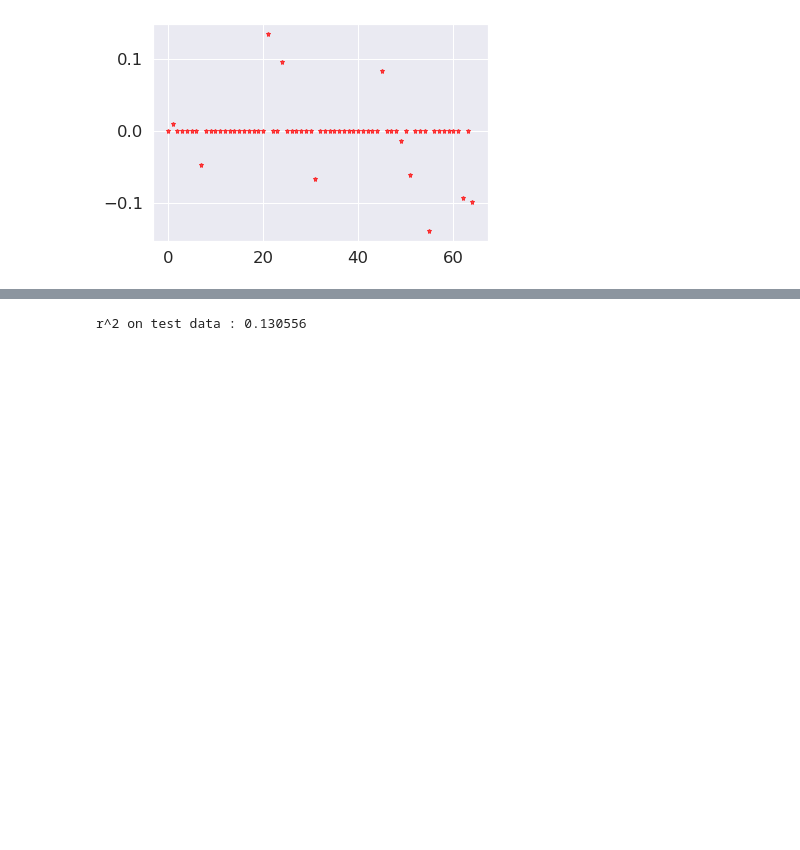
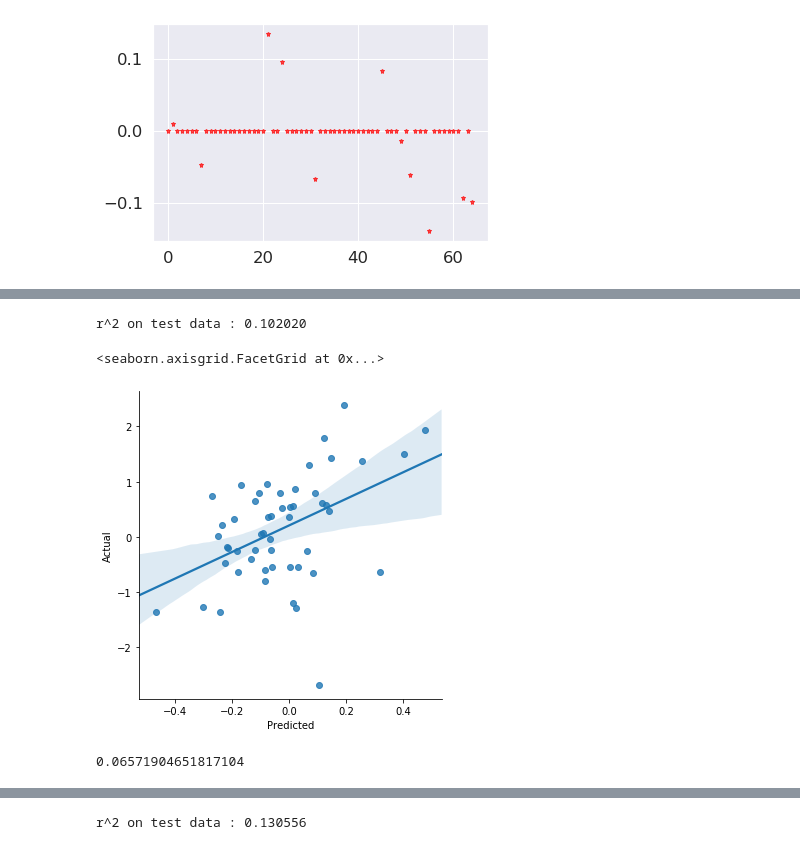
Before and after one commit to MamiyaA/FeatureFinder, a Jupyter notebook: DataExplorationPreProcessing_LinearRegressionAndRandomForrest_WithLaso.ipynb, the cells around one changed output, grey strips where cells are left out. Cells and saved outputs as stored; diff of their text form; code cells hidden in the pictures; blank space fills up the shorter version.

```diff
--- a/DataExplorationPreProcessing_LinearRegressionAndRandomForrest_WithLaso.ipynb
+++ b/DataExplorationPreProcessing_LinearRegressionAndRandomForrest_WithLaso.ipynb
@@ -767,0 +793,31 @@ With Lasso's score function: 0.065849
+# %%
+from sklearn.linear_model import LassoCV
+
+#Try reloading and running the analysis. This time with lasso CV to use cross validation
+Features3 = pd.read_pickle("./Features3.pkl")
+target2 = pd.read_pickle("./target2.pkl")
+
+xCV = Features3
+yCV = target2 #Turn over
+
+#Split it 80 - 20 for now
+
+XCV_train, XCV_test, YCV_train, YCV_test = train_test_split(xCV, yCV, test_size=0.2)
+
+reg = LassoCV(cv=5).fit(XCV_train, YCV_train)
+
+YpredLassoCV = reg.predict(XCV_test)
+r2ScoreLassoCV = r2_score(YCV_test, YpredLassoCV)
+print("r^2 on test data : %f" % r2ScoreLassoCV)
+
+ActualPredictionCV = pd.DataFrame({'Actual': YCV_test, 'Predicted': YpredLassoCV})
+
+sb.lmplot(x='Predicted', y='Actual', data=ActualPredictionCV)
+# %% [output]
+r^2 on test data : 0.102020
+<seaborn.axisgrid.FacetGrid at 0x...>
+[figure, added]
+# %%
+reg.alpha_
+# %% [output]
+0.06571904651817104
```
Also changed, not shown: parts of 7 cells of this notebook.
